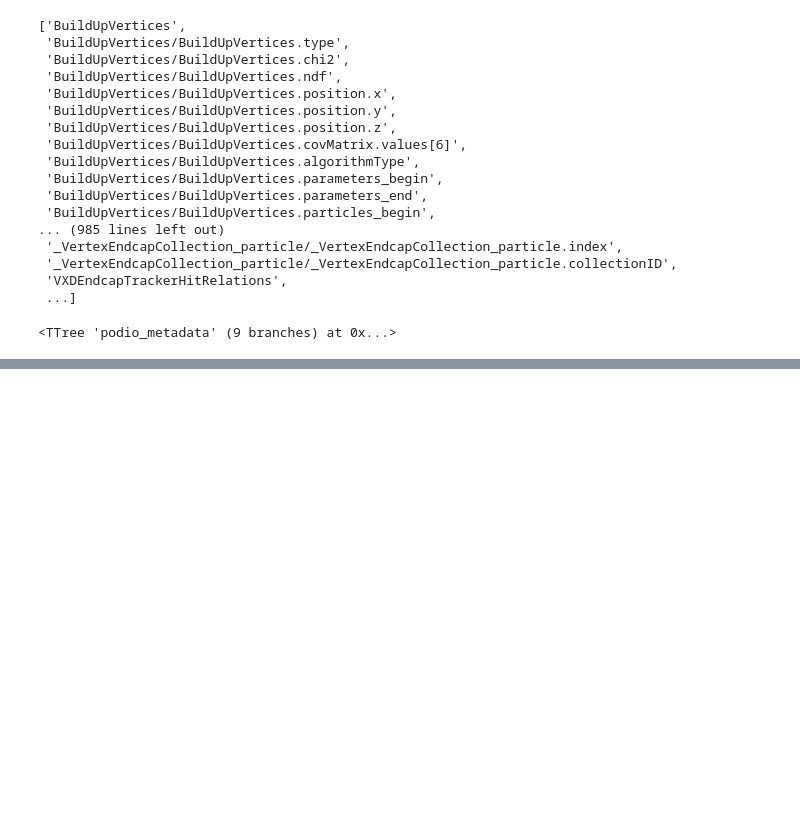
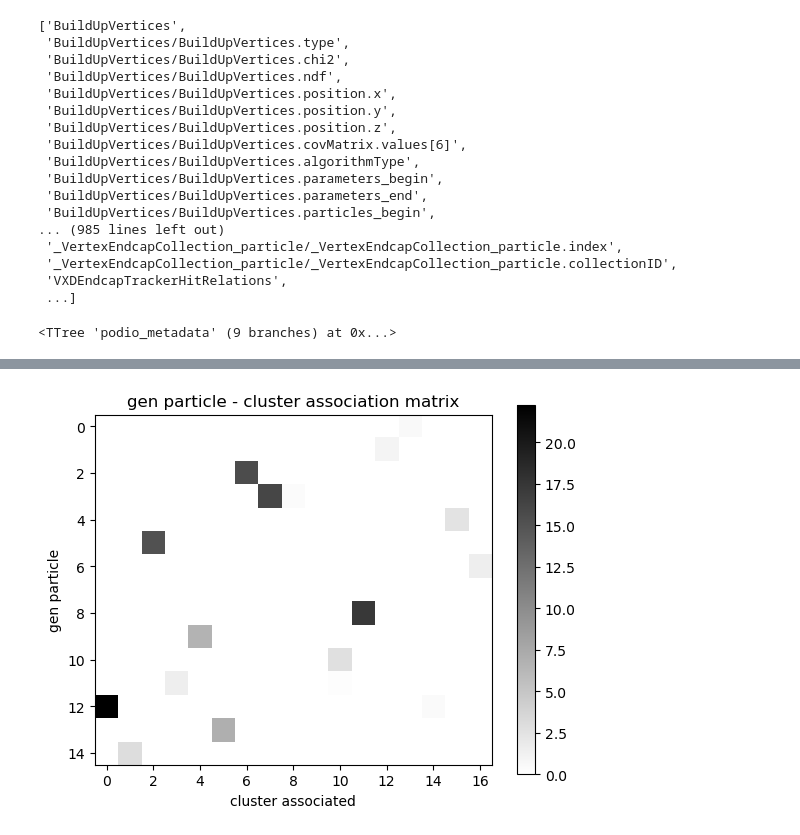
Before and after one commit to Z0zzz/ssl-events, a Jupyter notebook: example.ipynb, the cells around one changed output, grey strips where cells are left out. Saved outputs shown, nothing was run; the diff lists cells and outputs as text; code cells hidden in the pictures; blank space fills up the shorter version.

```diff
--- a/example.ipynb
+++ b/example.ipynb
@@ -57,0 +249,9 @@ dict_keys(['X', 'ytarget', 'ycand', 'genmet', 'gen_track_assoc_mats', 'gen_clust
+# %%
+plt.imshow(data["gen_cluster_assoc_mats"], cmap='gray_r')
+plt.colorbar()
+plt.title('gen particle - cluster association matrix')
+plt.ylabel('gen particle')
+plt.xlabel('cluster associated')
+plt.show()
+# %% [output]
+[figure, added]
```
Also changed, not shown: parts of 5 cells of this notebook, 2 other files.
